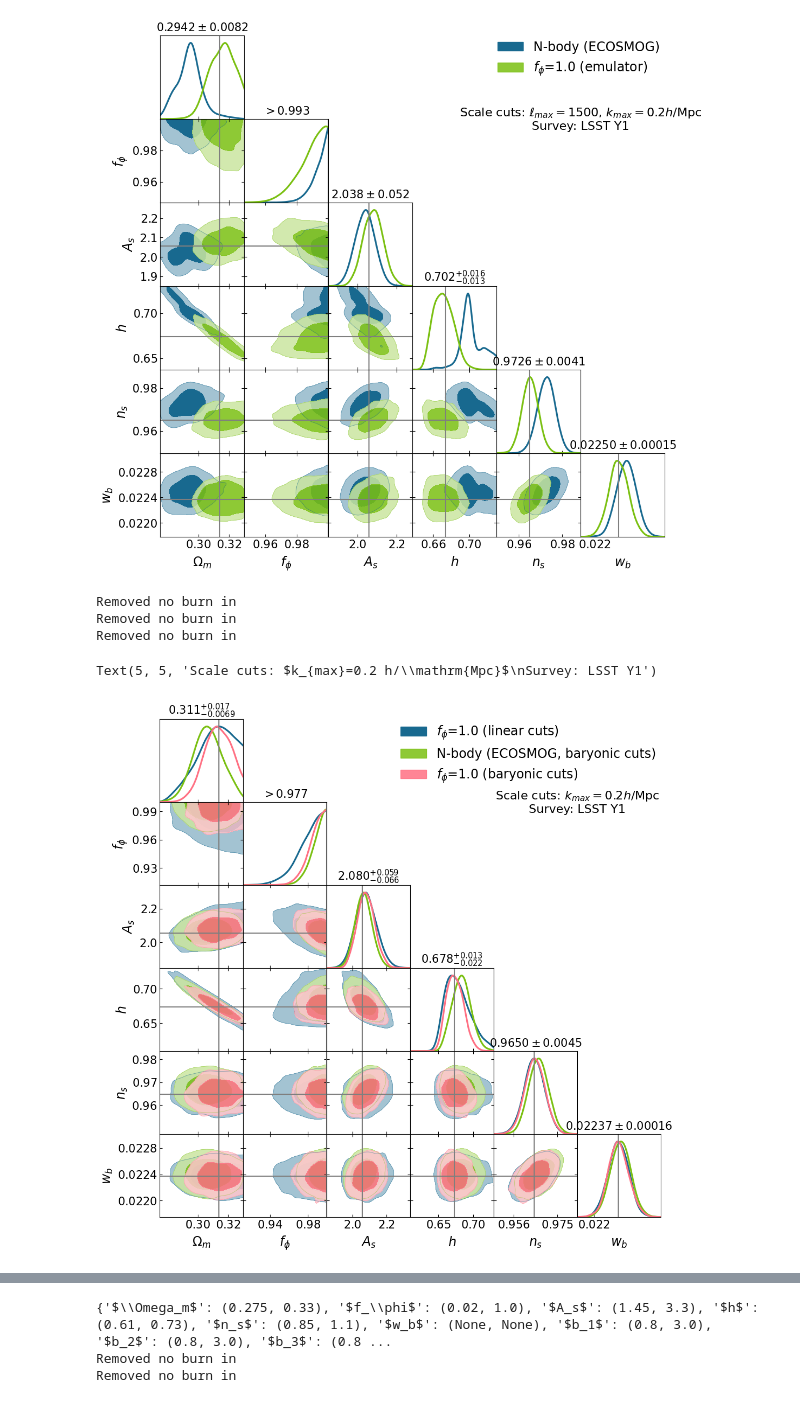
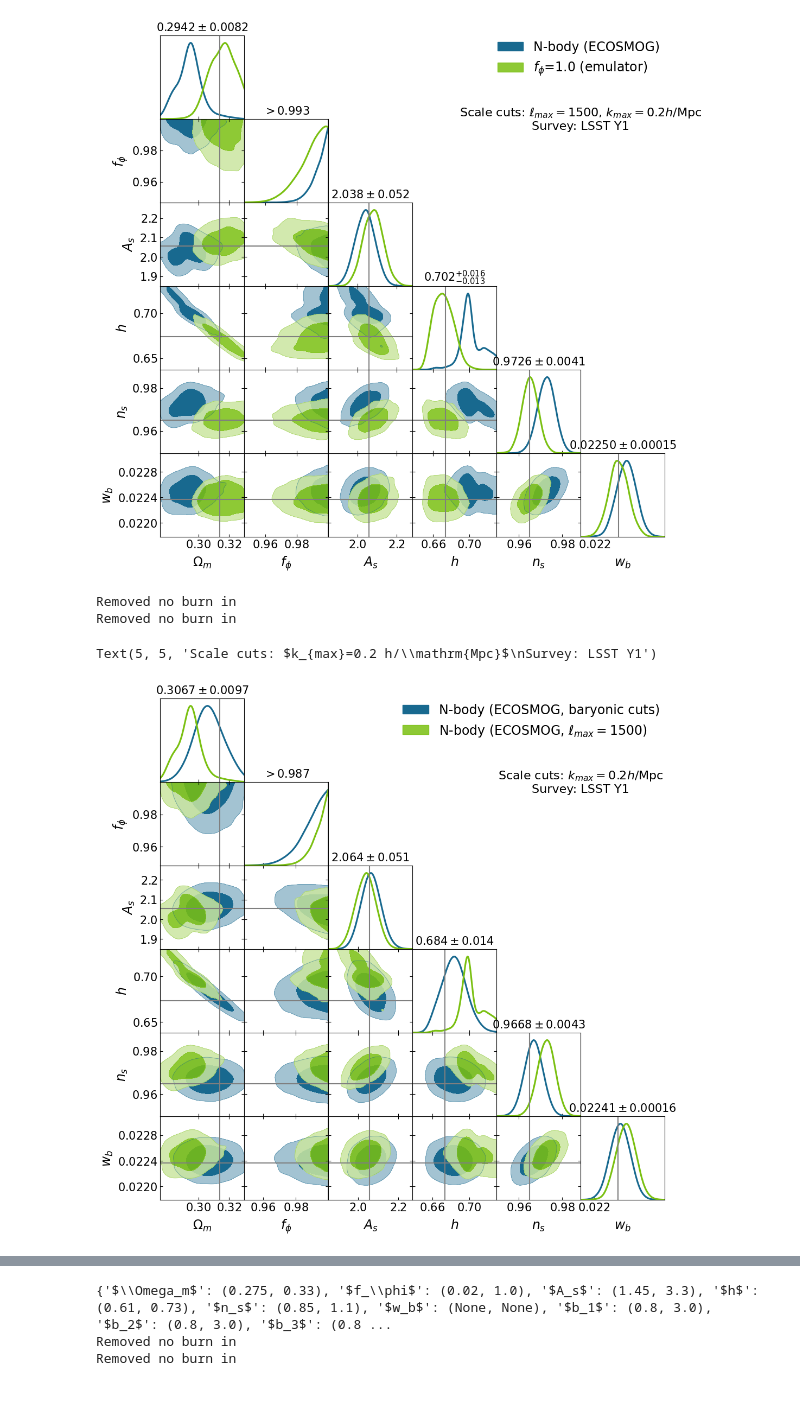
Before and after one commit to CarolaZano/CubicGalileon_Forecasts, a Jupyter notebook: Read_emcee_progress-Nbody.ipynb, the cells around one changed output, grey strips where cells are left out. Saved outputs shown, nothing was run; the diff lists cells and outputs as text; code cells hidden in the pictures.

```diff
--- a/Read_emcee_progress-Nbody.ipynb
+++ b/Read_emcee_progress-Nbody.ipynb
@@ -108,9 +108,12 @@ find the line that starts with 'Priors:', then read the following lines until th
 #                   "chain_mcmc_cG_3x2pt_LSSTY1_emulator_cosmo_ecosmog_fphi1p0_ell1500_k0p2.txt",
 #                   "chain_mcmc_cG_3x2pt_LSSTY1_emulator_cosmo_ecosmog_fphi0p5_ell1500_k0p2.txt"]
 
-chain_name_list = ["chain_mcmc_cG_3x2pt_LSSTY1_fromemulator_linearcuts_k0p1_fphi1p0.txt",
-                   "chain_mcmc_cG_3x2pt_LSSTY1_validation_Nbody_baryonic_k0p2.txt",
-                   "chain_mcmc_cG_3x2pt_LSSTY1_emulator_cosmo_ecosmog_fphi1p0_baryonic_k0p2.txt"]
+#chain_name_list = ["chain_mcmc_cG_3x2pt_LSSTY1_fromemulator_linearcuts_k0p1_fphi1p0.txt",
+#                   "chain_mcmc_cG_3x2pt_LSSTY1_validation_Nbody_baryonic_k0p2.txt",
+#                   "chain_mcmc_cG_3x2pt_LSSTY1_emulator_cosmo_ecosmog_fphi1p0_baryonic_k0p2.txt"]
+
+chain_name_list = ["chain_mcmc_cG_3x2pt_LSSTY1_emulator_cosmo_ecosmog_fphi0p5_baryonic_k0p2.txt",
+                    "chain_mcmc_cG_3x2pt_LSSTY1_emulator_cosmo_ecosmog_fphi0p5_ell1500_k0p2.txt"]
 
 cosmo_universe, parameter_names, parameter_values, fiducials = set_parameter_values_from_chain(chain_name_list[0])
 
@@ -119,7 +122,7 @@ samples = []
 # get priors dictionary values for parameters
 prior_dict = get_prior_dict_from_chain(chain_name_list[0])
 
-chain_names = ["$f_\phi$=1.0 (linear cuts)","N-body (ECOSMOG, baryonic cuts)", "$f_\phi$=1.0 (baryonic cuts)"]
+chain_names = ["$f_\phi$=0.5 (baryonic cuts)","$f_\phi$=0.5 ($\ell_{max}=1500$)"]
 for chain_name in chain_name_list:
     # load the chain, skipping the header lines that start with '#'
     data = np.loadtxt(f"/home/c2042999/Desktop/Newcastle/cG_Forecasts/CubicGalileon_Forecasts/chains/{chain_name}", comments='#')
@@ -424,9 +493,8 @@ Removed no burn in
 Text(5, 5, 'Scale cuts: $\\ell_{max}=1500$, $k_{max}=0.2 h/\\mathrm{Mpc}$\nSurvey: LSST Y1')
 [figure]
 # %%
-chain_name_list = ["chain_mcmc_cG_3x2pt_LSSTY1_fromemulator_linearcuts_k0p1_fphi1p0.txt",
-                    "chain_mcmc_cG_3x2pt_LSSTY1_validation_Nbody_baryonic_k0p2.txt",
-                   "chain_mcmc_cG_3x2pt_LSSTY1_emulator_cosmo_ecosmog_fphi1p0_baryonic_k0p2.txt"]
+chain_name_list = ["chain_mcmc_cG_3x2pt_LSSTY1_validation_Nbody_baryonic_k0p2.txt",
+                    "chain_mcmc_cG_3x2pt_LSSTY1_validation_Nbody_ell1500_k0p2.txt"]
 
 cosmo_universe, parameter_names, parameter_values, fiducials = set_parameter_values_from_chain(chain_name_list[0])
 
@@ -474,7 +542,7 @@ for key in prior_dict.keys():
     else:
         prior_dict_plots[parameter_names_plots[parameter_names.index(key)]] = prior_dict[key]
 
-chain_names = ["$f_\phi$=1.0 (linear cuts)","N-body (ECOSMOG, baryonic cuts)", "$f_\phi$=1.0 (baryonic cuts)"]
+chain_names = ["N-body (ECOSMOG, baryonic cuts)","N-body (ECOSMOG, $\ell_{max} = 1500$)"]
 for chain_name in chain_name_list:
     # load the chain, skipping the header lines that start with '#'
     data = np.loadtxt(f"/home/c2042999/Desktop/Newcastle/cG_Forecasts/CubicGalileon_Forecasts/chains/{chain_name}", comments='#')
@@ -509,32 +577,31 @@ g.triangle_plot(samples,
     params_to_plot,
     legend_labels=chain_names,
     # add legend title
     legend_title = 'Model',
     title_limit=1,  # first title limit (for 1D plots) is 68% by default
     legend_loc = 'upper right',
     contour_args = [{'filled':True, 'color': colors[0]}, {'filled':True, 'color': colors[1], 'ls': '-'},
     {'filled':True, 'color': colors[2], 'ls': '-'},{'filled':True, 'color': colors[3], 'ls': '--'},{'filled':False, 'color': "k", 'ls': '--'}],
     line_args=[ {'color': colors[0], 'ls': '-'}, {'color': colors[1], 'ls': '-'},
     {'color': colors[2], 'ls': '-'}, {'color': colors[3], 'ls': '-'}, {'color': "k", 'ls': '--'}],)
 
 # plot fiducial values as gray lines
 for i in range(len(params_to_plot)):
     for j in range(i+1):
         ax = g.subplots[i,j]
         if i != j and parameter_names_plots[i] in parameter_values_plots and fiducials[i] != None:
             ax.axhline(fiducials[i],lw=1.5,color='tab:gray')
         if parameter_names_plots[j] in parameter_values_plots and fiducials[j] != None:
             ax.axvline(fiducials[j],lw=1.5,color='tab:gray')
 
 
 # add text saying scale cuts, survey, etc.
 text = "Scale cuts: $k_{max}=0.2 h/\\mathrm{Mpc}$\nSurvey: LSST Y1"
 plt.text(len(params_to_plot)-1, len(params_to_plot)-1, text, ha='center', va='center',transform=g.subplots[len(params_to_plot)-1,0].transAxes, fontsize=16)
 
 #plt.savefig("/home/c2042999/Desktop/Newcastle/cG_Forecasts/CubicGalileon_Forecasts/Figures/corner_plots/triangle_plot_Nbody_emulator_validation_baryonic.png", dpi=300)
 # %% [output]
 Removed no burn in
 Removed no burn in
-Removed no burn in
 Text(5, 5, 'Scale cuts: $k_{max}=0.2 h/\\mathrm{Mpc}$\nSurvey: LSST Y1')
-[figure, old version]
+[figure, new version]
```
Also changed, not shown: parts of 4 cells of this notebook, 8 other files.
